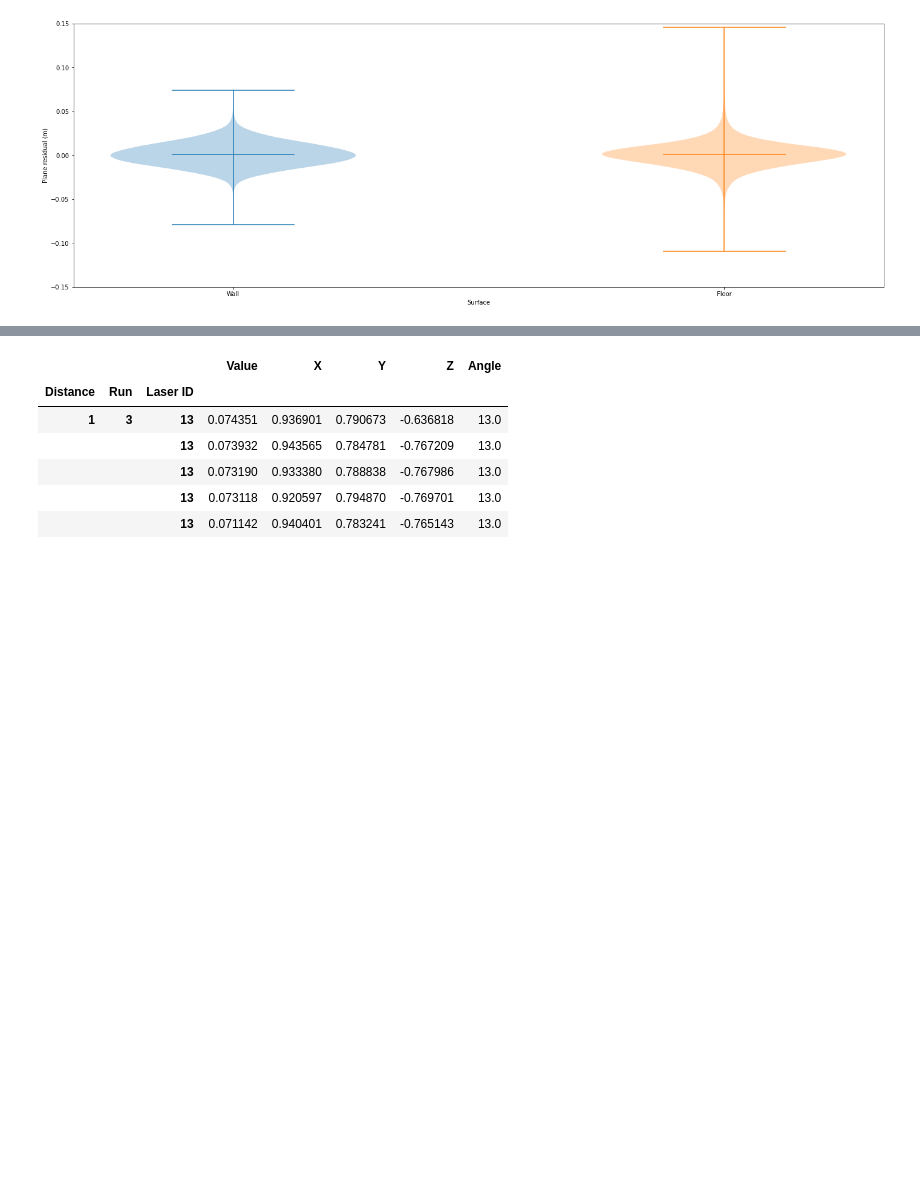
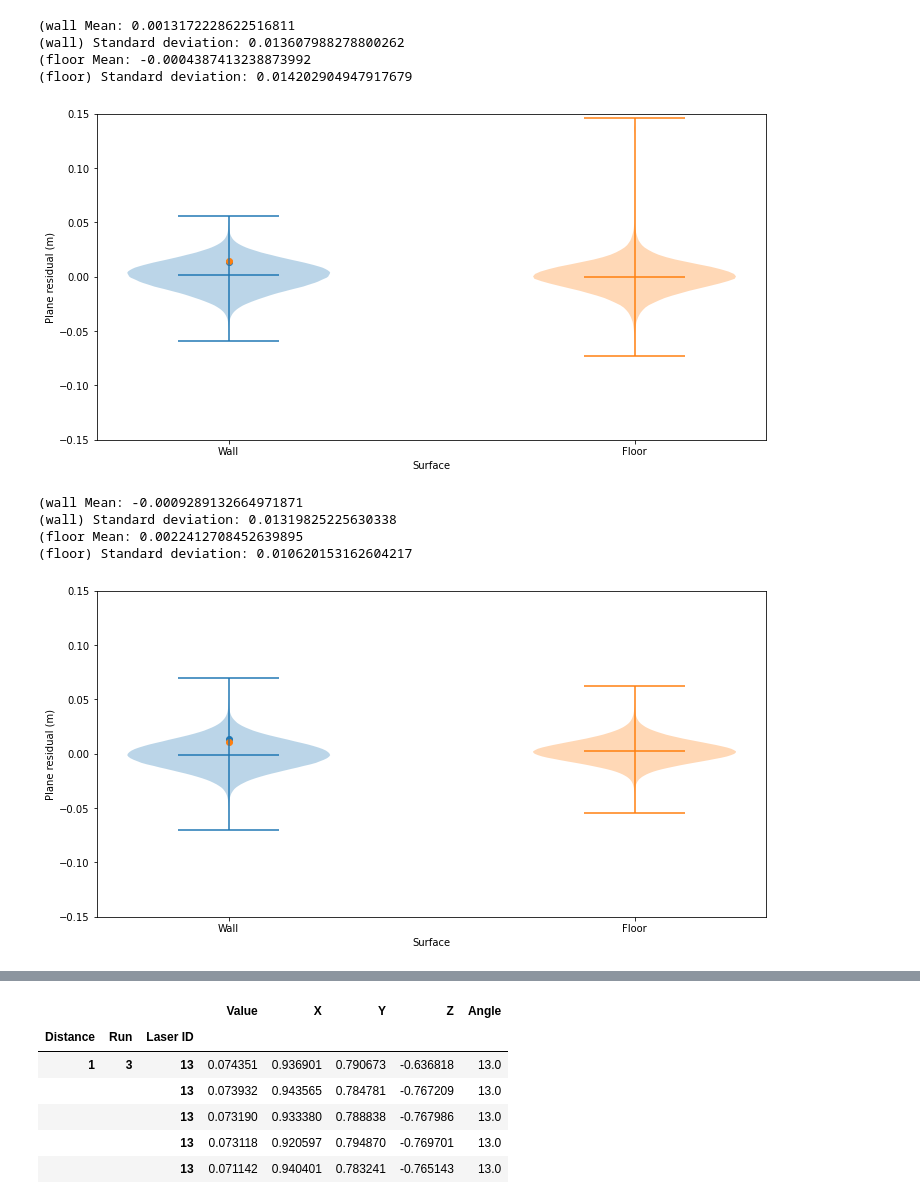
Before and after one commit to branislavjenco/thesis-code, a Jupyter notebook: using-pandas.ipynb, the cells around one changed output, grey strips where cells are left out. Saved outputs shown, nothing was run; the diff lists cells and outputs as text; code cells hidden in the pictures; blank space fills up the shorter version.

Commit message:
added incidence graph

```diff
--- a/using-pandas.ipynb
+++ b/using-pandas.ipynb
@@ -6,9 +8 @@ from thesis.utils import laser_angle_to_id
-# %%
-raw = {}
-for kind in ["wall", "floor"]:
-    raw[kind] = {}
-    for dist in range(1, 6):
-        raw[kind][dist] = {}
-        for run in range(1, 4):
-            raw[kind][dist][run] = np.loadtxt(f"/scratch/users/branisj/distances/{dist}m_{run}_distances_{kind}.txt")
 # %%
@@ -82,3 +157,22 @@ def plot_per_laser(data, kind):
 
 # plot_per_laser(df, "wall")
 # plot_per_laser(df, "floor")
+# %%
+def plot_violin(data):
+    fig = plt.figure()
+#     sns.violinplot(data=data["Value"])
+    fig.set_figwidth(12)
+    fig.set_figheight(12)
+    for i, error in enumerate(error_models):
+        plt.violinplot(data.query("Error == @error")["Value"], positions=[i], showmeans=True)
+        print("Mean:", data.query("Error == @error")["Value"].mean())
+        print("Standard deviation:", data.query("Error == @error")["Value"].std())
+    plt.ylim(-0.15, 0.15)
+    plt.xticks([0,1, 2], labels=error_models)
+    plt.ylabel("Plane residual (m)")
+#     fig.savefig("violins_all_together.png", bbox_inches='tight', pad_inches=1)
+    print("Earth mover's distance", wasserstein_distance(data.query("Error == 'real'")["Value"], data.query("Error == 'default'")["Value"]))
+    plt.show()
+
+plot_violin(df)
+# plot_violin(df.query("Error == 'default'"))
@@ -85,20 +188,33 @@ def plot_per_laser(data, kind):
 # %%
 def plot_violin(data):
     fig = plt.figure()
-    fig.set_figwidth(24)
-    fig.set_figheight(8)
+    fig.set_figwidth(12)
+    fig.set_figheight(6)
     for i, kind in enumerate(["wall", "floor"]):
-        kind_data = df.loc[kind]
+        kind_data = data.loc[kind]
         plt.violinplot(kind_data["Value"], positions=[i],showmeans=True)
+        plt.scatter(y=kind_data["Value"].std(), x=[0])
+        print(f"({kind} Mean:", kind_data["Value"].mean())
+        print(f"({kind}) Standard deviation:", kind_data["Value"].std())
     plt.xticks([0,1], labels=["Wall", "Floor"])
     plt.ylim(-0.15, 0.15)
     plt.xlabel("Surface")
     plt.ylabel("Plane residual (m)")
-    fig.savefig("violins_all.png")
+    fig.savefig("violins_all.png", bbox_inches='tight', pad_inches=1)
     plt.show()
 
-plot_violin(df)
+plot_violin(df.query("Error == 'real'"))
+plot_violin(df.query("Error == 'default'"))
 # %% [output]
+(wall Mean: 0.0013172228622516811
+(wall) Standard deviation: 0.013607988278800262
+(floor Mean: -0.0004387413238873992
+(floor) Standard deviation: 0.014202904947917679
-[figure, old version]
+[figure, new version]
+(wall Mean: -0.0009289132664971871
+(wall) Standard deviation: 0.01319825225630338
+(floor Mean: 0.0022412708452639895
+(floor) Standard deviation: 0.010620153162604217
+[figure, added]
 # %%
 def plot_violin_per_distance(data, kind):
```
Also changed, not shown: parts of 8 cells of this notebook, 1 other file.
